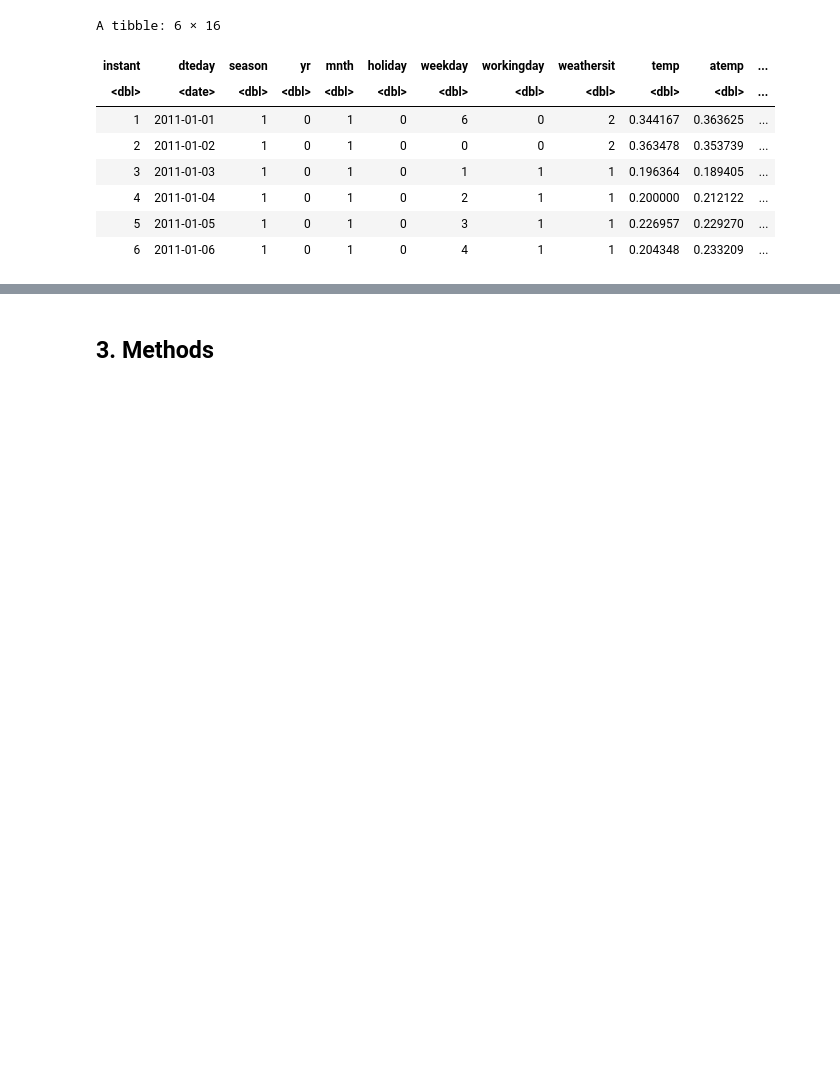
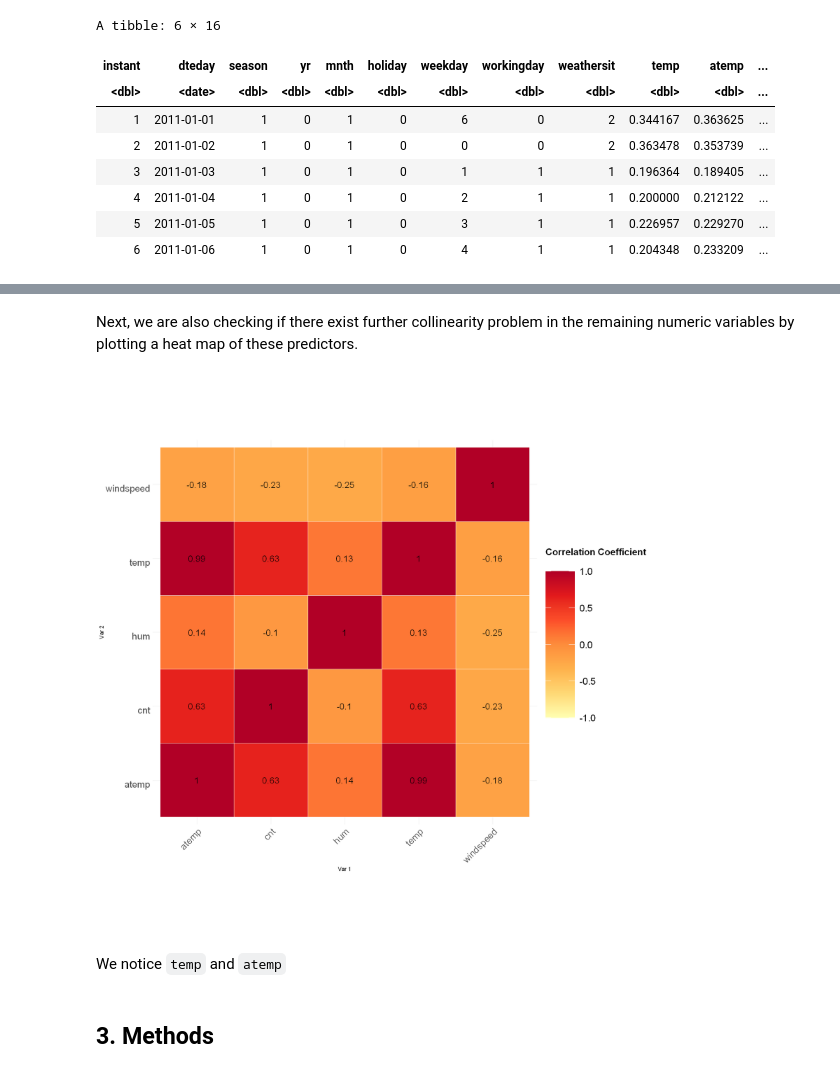
Before and after one commit to tonyliang19/stat301-group-project, a Jupyter notebook: src/proposal.ipynb, the cells around one changed output, grey strips where cells are left out. Cells and saved outputs as stored; diff of their text form; code cells hidden in the pictures; blank space fills up the shorter version.

Commit message:
stuck at heat map

```diff
--- a/src/proposal.ipynb
+++ b/src/proposal.ipynb
@@ -86,0 +111,8 @@ A tibble: 6 × 16
+# %%
+# Wrangling data
+# Selecting relevant/meaningful columns
+# Transform categorical variables to factors
+bike_wrangled <- bike_sharing_day %>%
+                 select(yr, workingday:windspeed, cnt) %>%
+                 mutate(across(yr:weathersit, as.factor))
+head(bike_wrangled, 6)
@@ -86,0 +129,2 @@ A tibble: 6 × 16
+# %% [markdown]
+Next, we are also checking if there exist further collinearity problem in the remaining numeric variables by plotting a heat map of these predictors.
@@ -87,3 +134,40 @@ A tibble: 6 × 16
+# %%
+# Correlation marix of numeric predictors
+corr_mat <- cor(bike_wrangled %>% select_if(is.numeric)) %>%
+  as.data.frame() %>%
+  rownames_to_column("var1") %>%
+  pivot_longer(-var1, names_to = "var2", values_to = "corr")
+
+# Plot heat map of correlation matrix
+plot_corr_matrix <- corr_mat %>%
+  ggplot(aes(x = var1, y = var2)) +
+  geom_tile(aes(fill = corr), color = "white") +
+  scale_fill_distiller("Correlation Coefficient \n",
+    palette =  "YlOrRd",
+    direction = 1, limits = c(-1, 1)
+  ) +
+  labs(x = "Var 1", y = "Var 2") +
+  theme_minimal() +
+  theme(
+    axis.text.x = element_text(
+      angle = 45, vjust = 1,
+      size = 18, hjust = 1
+    ),
+    axis.text.y = element_text(
+      vjust = 1,
+      size = 18, hjust = 1
+    ),
+    legend.title = element_text(size = 18, face = "bold"),
+    legend.text = element_text(size = 18),
+    legend.key.size = unit(2, "cm")
+  ) +
+  coord_fixed() +
+  geom_text(aes(x = var1, var2, label = round(corr, 2)), color = "black", size = 6)
+plot_corr_matrix
+# %% [output]
+[figure, added]
+# %% [markdown]
+We notice `temp` and `atemp`
 # %% [markdown]
 ## 3. Methods
 # %% [markdown]
```
Also changed, not shown: parts of 5 cells of this notebook.
